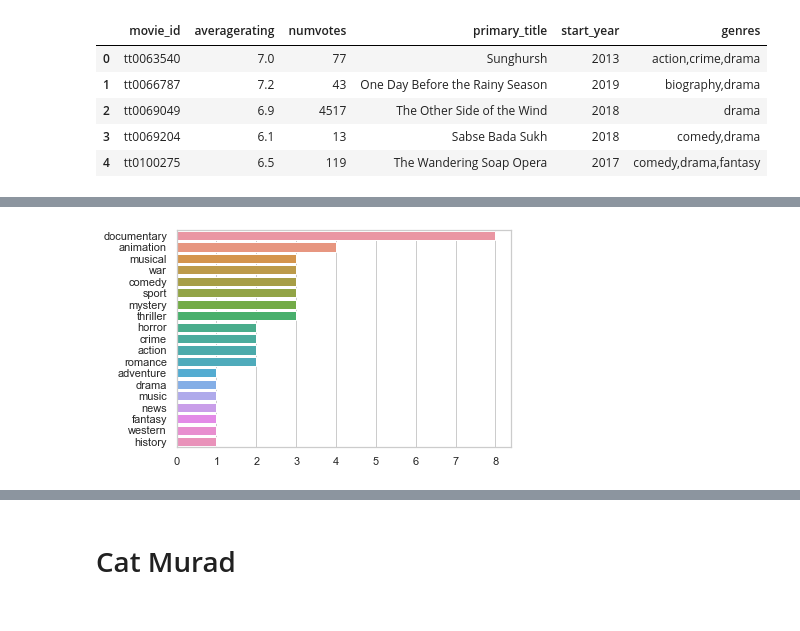
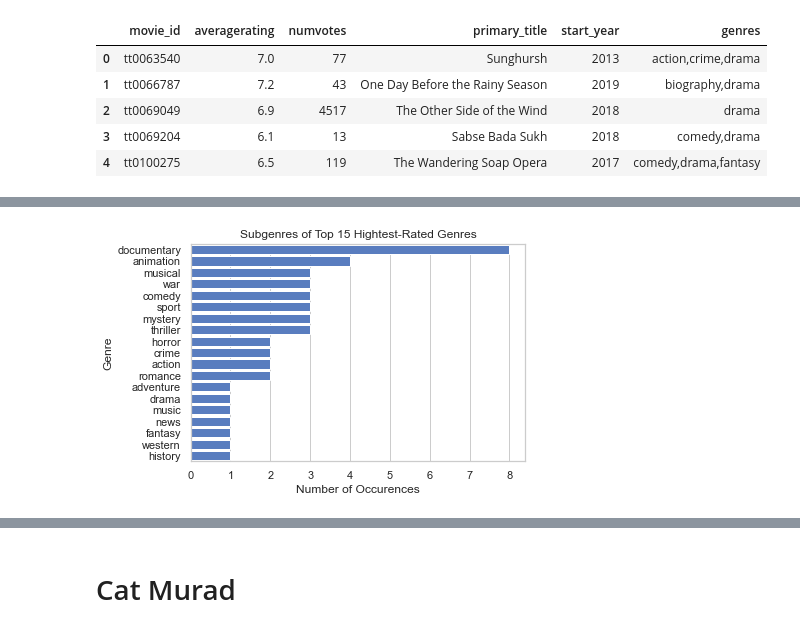
Before and after one commit to mehince/group-1-capstone, a Jupyter notebook: student.ipynb, the cells around one changed output, grey strips where cells are left out. Cells and saved outputs as stored; diff of their text form; code cells hidden in the pictures.

```diff
--- a/student.ipynb
+++ b/student.ipynb
@@ -72,11 +90,16 @@ for genre in sorted_avg_higher_votes['genres'].value_counts().index:
         elif item in top_genres:
             top_genres[item] += 1
 top_genres = dict(sorted(top_genres.items(), key = lambda x: x[1], reverse=True))
-
-# bar chart showing 15 highest-rated movie genres with more than 62 total votes
-sns.barplot(x = list(top_genres.values()), y = list(top_genres.keys()));
-# %% [output]
-[figure, removed]
+# %%
+# bar chart showing most-used subgenres within top 15 highest-rated
+# movie genres
+fig, ax = plt.subplots()
+sns.barplot(x = list(top_genres.values()), y = list(top_genres.keys()), color = 'b');
+ax.set_title('Subgenres of Top 15 Hightest-Rated Genres')
+ax.set_xlabel('Number of Occurences')
+ax.set_ylabel('Genre');
+# %% [output]
+[figure, added]
 # %%
 # dataframe with movie titles and studio
 movie_gross_df = pd.read_csv('zippedData/bom.movie_gross.csv.gz')
```
Also changed, not shown: parts of 5 cells of this notebook.
